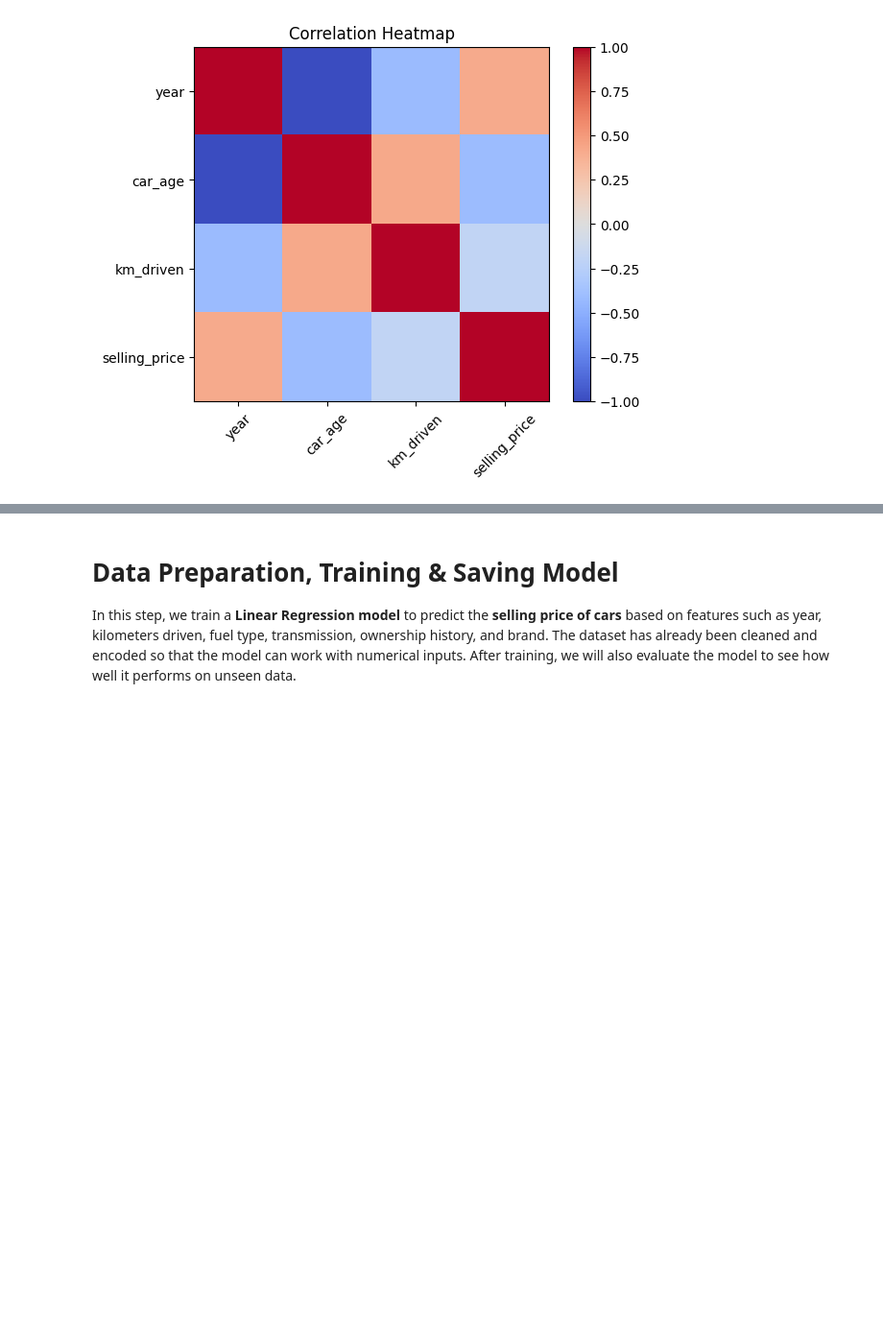
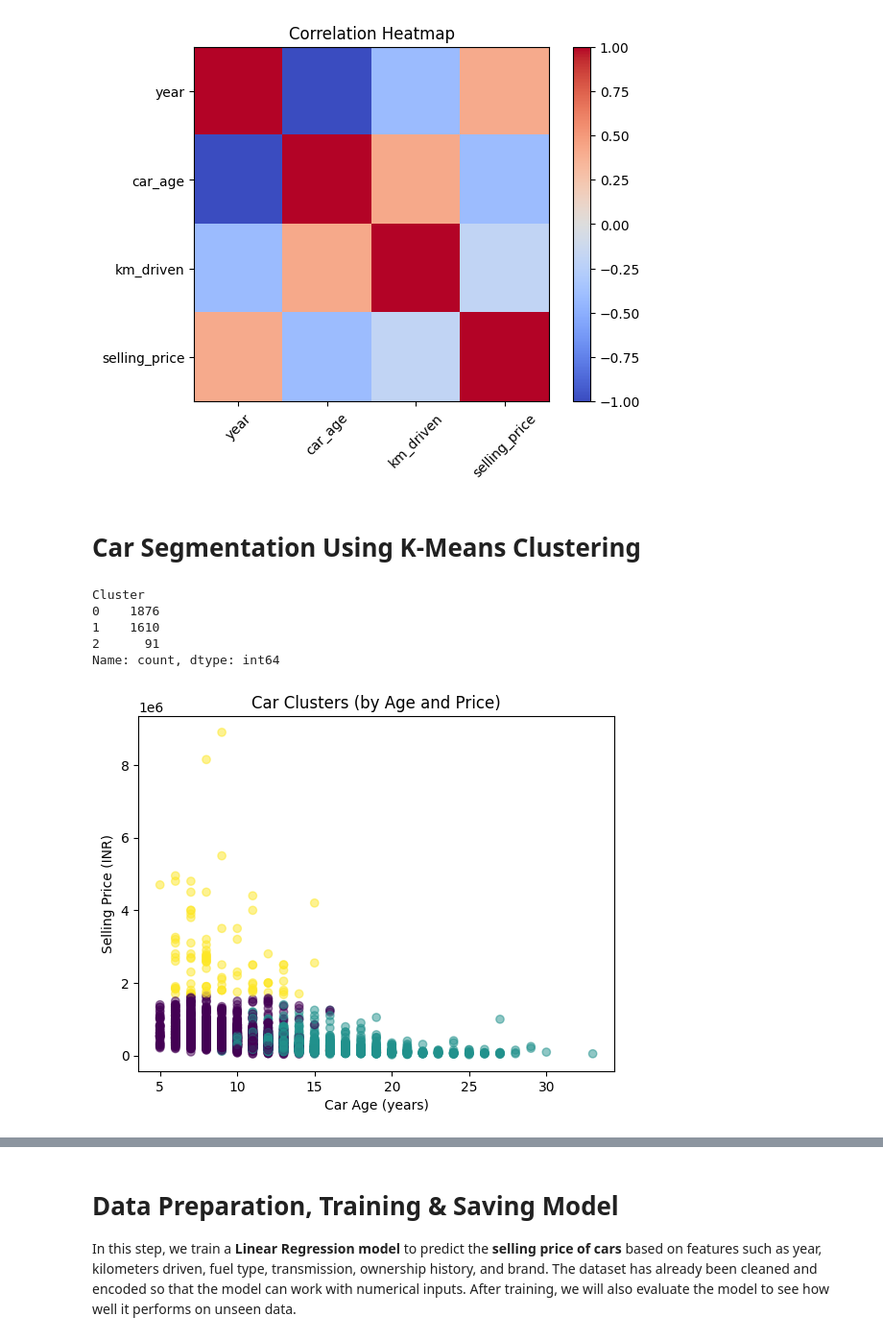
Before and after one commit to MohamadElouzeir/car-sales-analysis, a Jupyter notebook: car_sales_analysis.ipynb, the cells around one changed output, grey strips where cells are left out. Shown: that part at 96% size. Saved outputs shown, nothing was run; the diff lists cells and outputs as text; code cells hidden in the pictures; blank space fills up the shorter version.

Commit message:
Adding k-means

```diff
--- a/car_sales_analysis.ipynb
+++ b/car_sales_analysis.ipynb
@@ -280,3 +280,38 @@ plt.show()
 # %% [output]
 [figure]
 [figure]
+# %% [markdown]
+# Car Segmentation Using K-Means Clustering
+# %%
+# K-Means Clustering on Cars
+from sklearn.cluster import KMeans
+from sklearn.preprocessing import StandardScaler
+import matplotlib.pyplot as plt
+
+# select features for clustering
+features = df[['car_age', 'km_driven', 'selling_price']]
+
+# scale features (important for K-Means)
+scaler = StandardScaler()
+features_scaled = scaler.fit_transform(features)
+
+# choose number of clusters
+kmeans = KMeans(n_clusters=3, random_state=42, n_init=10)
+df['Cluster'] = kmeans.fit_predict(features_scaled)
+
+# check cluster distribution
+print(df['Cluster'].value_counts())
+
+# plot clusters (car age vs price as example)
+plt.scatter(df['car_age'], df['selling_price'], c=df['Cluster'], cmap='viridis', alpha=0.5)
+plt.title("Car Clusters (by Age and Price)")
+plt.xlabel("Car Age (years)")
+plt.ylabel("Selling Price (INR)")
+plt.show()
+# %% [output]
+Cluster
+0    1876
+1    1610
+2      91
+Name: count, dtype: int64
+[figure, added]
```
Also changed, not shown: parts of 7 cells of this notebook.
